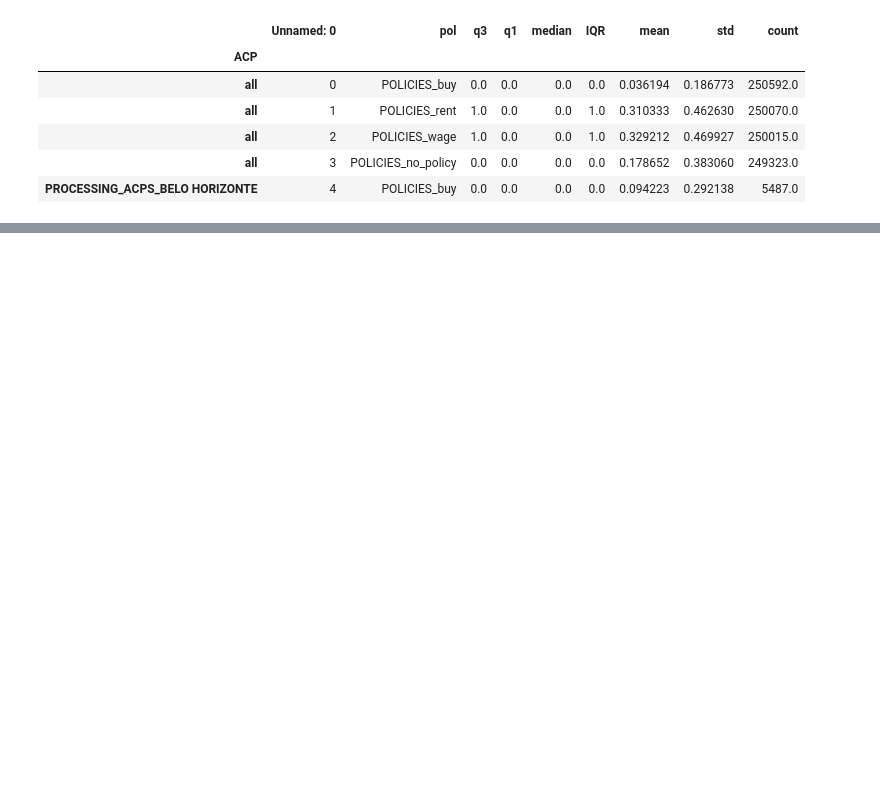
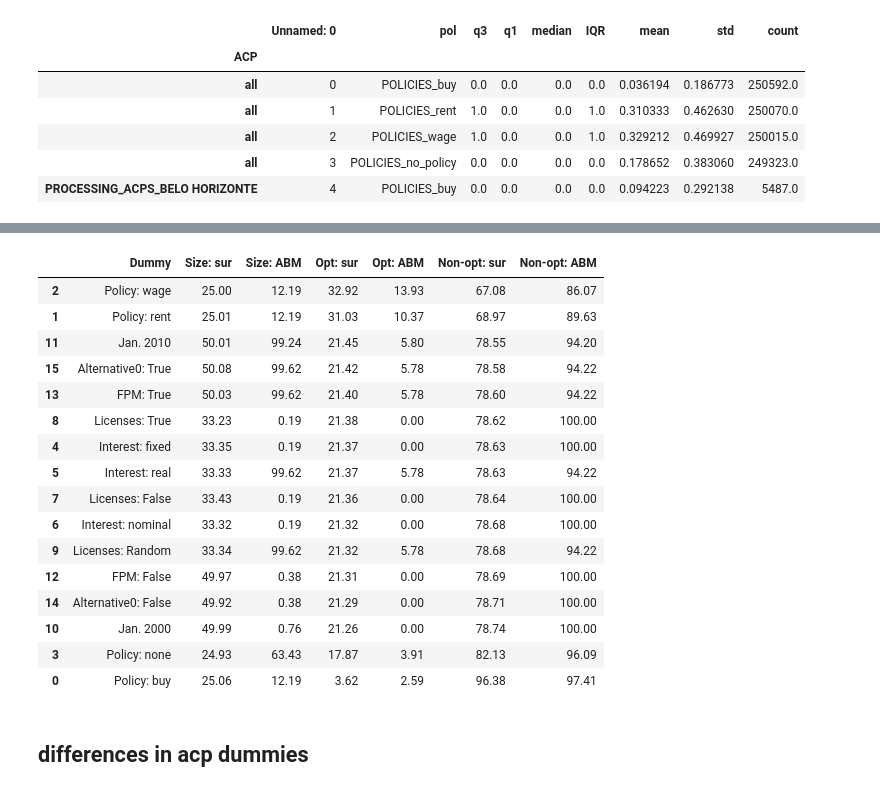
Before and after one commit to BAFurtado/MLsimulatesABMtowardsPolicy_outdated, a Jupyter notebook: analysis/Tables.ipynb, the cells around one changed output, grey strips where cells are left out. Cells and saved outputs as stored; diff of their text form; code cells hidden in the pictures; blank space fills up the shorter version.

```diff
--- a/analysis/Tables.ipynb
+++ b/analysis/Tables.ipynb
@@ -97,0 +117,3 @@ std_policy_acp
+# %%
+tree = pd.read_csv('../pre_processed_data/counting_Tree.csv', sep=';').round(decimals=4)
+tree.replace({'Unnamed: 0': groups_cols.abm_dummies_show}, inplace=True)
@@ -97,0 +122,16 @@ std_policy_acp
+# %%
+SON = pd.DataFrame()
+SON_acp = SON.copy()
+non_acps = list(range(0,7)) + list(range(36, 45))
+# %%
+for row in non_acps:
+    to_add = {'Dummy' : tree.iloc[row, 0],
+              'Size: sur': tree.iloc[row, 1]*100,
+              'Size: ABM': current.iloc[row, 1]*100,
+              'Opt: sur': tree.iloc[row, 2]*100,
+              'Opt: ABM': current.iloc[row, 2]*100,
+              'Non-opt: sur': tree.iloc[row, 3]*100,
+              'Non-opt: ABM': current.iloc[row, 3]*100
+    }
+    print(to_add)
+    SON = SON.append(to_add, ignore_index=True)
@@ -97,0 +155,24 @@ std_policy_acp
+# %%
+SON.sort_values(by='Non-opt: sur', inplace=True)
+# %%
+SON
+# %% [output]
+|  | Dummy | Size: sur | Size: ABM | Opt: sur | Opt: ABM | Non-opt: sur | Non-opt: ABM |
+| 2 | Policy: wage | 25.00 | 12.19 | 32.92 | 13.93 | 67.08 | 86.07 |
+| 1 | Policy: rent | 25.01 | 12.19 | 31.03 | 10.37 | 68.97 | 89.63 |
+| 11 | Jan. 2010 | 50.01 | 99.24 | 21.45 | 5.80 | 78.55 | 94.20 |
+| 15 | Alternative0: True | 50.08 | 99.62 | 21.42 | 5.78 | 78.58 | 94.22 |
+| 13 | FPM: True | 50.03 | 99.62 | 21.40 | 5.78 | 78.60 | 94.22 |
+| 8 | Licenses: True | 33.23 | 0.19 | 21.38 | 0.00 | 78.62 | 100.00 |
+| 4 | Interest: fixed | 33.35 | 0.19 | 21.37 | 0.00 | 78.63 | 100.00 |
+| 5 | Interest: real | 33.33 | 99.62 | 21.37 | 5.78 | 78.63 | 94.22 |
+| 7 | Licenses: False | 33.43 | 0.19 | 21.36 | 0.00 | 78.64 | 100.00 |
+| 6 | Interest: nominal | 33.32 | 0.19 | 21.32 | 0.00 | 78.68 | 100.00 |
+| 9 | Licenses: Random | 33.34 | 99.62 | 21.32 | 5.78 | 78.68 | 94.22 |
+| 12 | FPM: False | 49.97 | 0.38 | 21.31 | 0.00 | 78.69 | 100.00 |
+| 14 | Alternative0: False | 49.92 | 0.38 | 21.29 | 0.00 | 78.71 | 100.00 |
+| 10 | Jan. 2000 | 49.99 | 0.76 | 21.26 | 0.00 | 78.74 | 100.00 |
+| 3 | Policy: none | 24.93 | 63.43 | 17.87 | 3.91 | 82.13 | 96.09 |
+| 0 | Policy: buy | 25.06 | 12.19 | 3.62 | 2.59 | 96.38 | 97.41 |
+# %% [markdown]
+## differences in acp dummies
```
Also changed, not shown: parts of 25 cells of this notebook, 2 other files.
